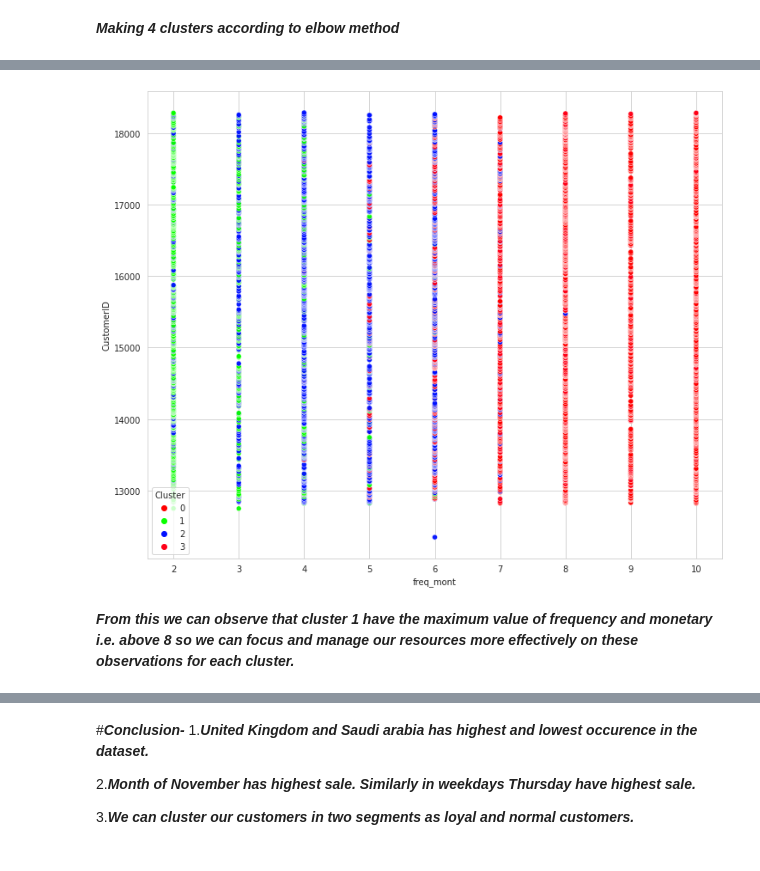
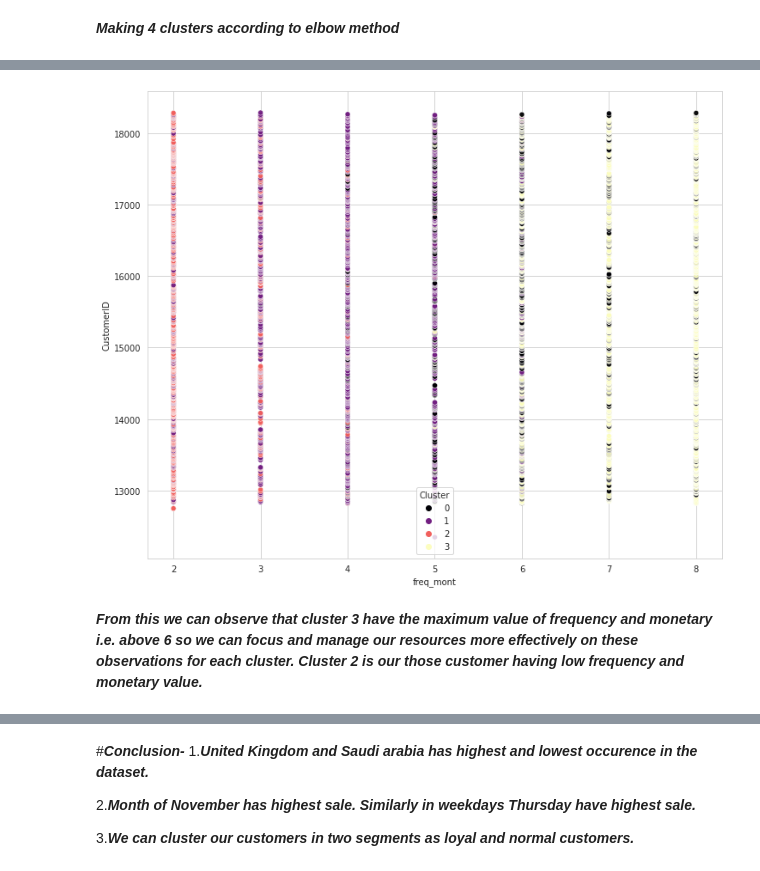
Before and after one commit to asim5800/Online-Retail-Customer-Segmentation-, a Jupyter notebook: Online_Retail_Customer_Segmentation_Asim_siddiqui.ipynb, the cells around one changed output, grey strips where cells are left out. Saved outputs shown, nothing was run; the diff lists cells and outputs as text; code cells hidden in the pictures.

```diff
--- a/Online_Retail_Customer_Segmentation_Asim_siddiqui.ipynb
+++ b/Online_Retail_Customer_Segmentation_Asim_siddiqui.ipynb
@@ -716,9 +714,9 @@ sns.relplot(x="frequency", y="monetary", kind="scatter", data=rfm,s=10,height=6,
 ***This shows that we have most of our monetary values comes from frequnecy<800***
 # %%
 #defining and adding  quartiles for rfm score
-rfm['r_quartile'] = pd.qcut(rfm['recency'], 5, ['1','2','3','4','5'])
-rfm['f_quartile'] = pd.qcut(rfm['frequency'], 5, ['5','4','3','2','1'])
-rfm['m_quartile'] = pd.qcut(rfm['monetary'], 5, ['5','4','3','2','1'])
+rfm['r_quartile'] = pd.qcut(rfm['recency'], 4, ['1','2','3','4'])
+rfm['f_quartile'] = pd.qcut(rfm['frequency'], 4, ['4','3','2','1'])
+rfm['m_quartile'] = pd.qcut(rfm['monetary'], 4, ['4','3','2','1'])
 # %%
 #checking observations from updated dataset
 rfm.head()
@@ -1082,11 +1080,11 @@ rfm.head(2)
 # %%
 #plotting for hour and month_day
 fig, ax = plt.subplots()
 fig.set_size_inches(12, 10)
-sns.scatterplot(x='freq_mont', y='CustomerID', hue='Cluster',palette='hsv',data=rfm,x_bins=50,y_bins=50,alpha=0.95);
+sns.scatterplot(x='freq_mont', y='CustomerID', hue='Cluster',palette='magma',data=rfm,x_bins=50,y_bins=50,alpha=0.95);
 # %% [output]
-[figure, old version]
+[figure, new version]
 # %% [markdown]
-***From this we can observe that cluster 1 have the maximum value of frequency and monetary i.e. above 8 so we can focus and manage our resources more effectively on these observations for each cluster.***
+***From this we can observe that cluster 3 have the maximum value of frequency and monetary i.e. above 6 so we can focus and manage our resources more effectively on these observations for each cluster. Cluster 2 is our those customer having low frequency and monetary value.***
 # %%
 #checking how many such cutomers are there for good frequency and monetary score rating
```
Also changed, not shown: parts of 22 cells of this notebook.
